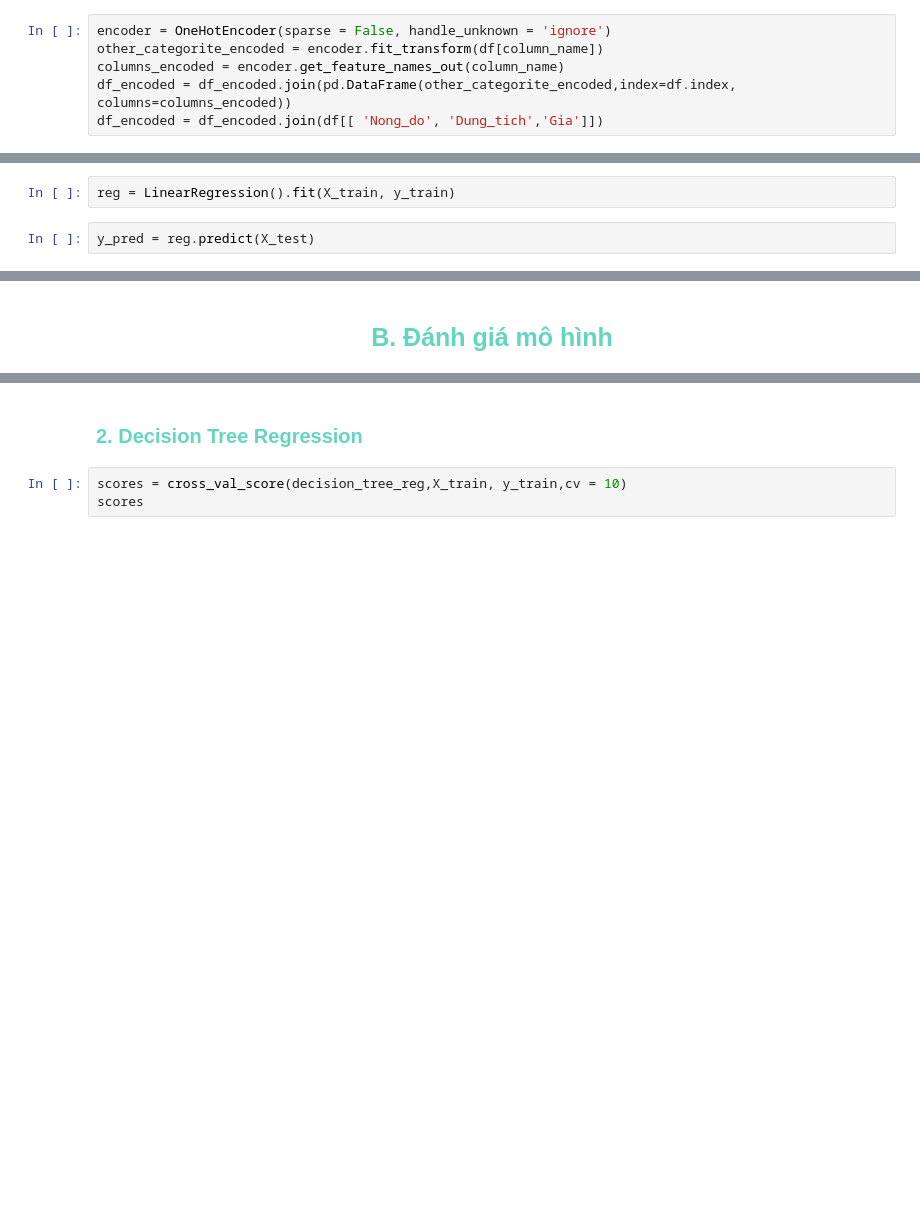
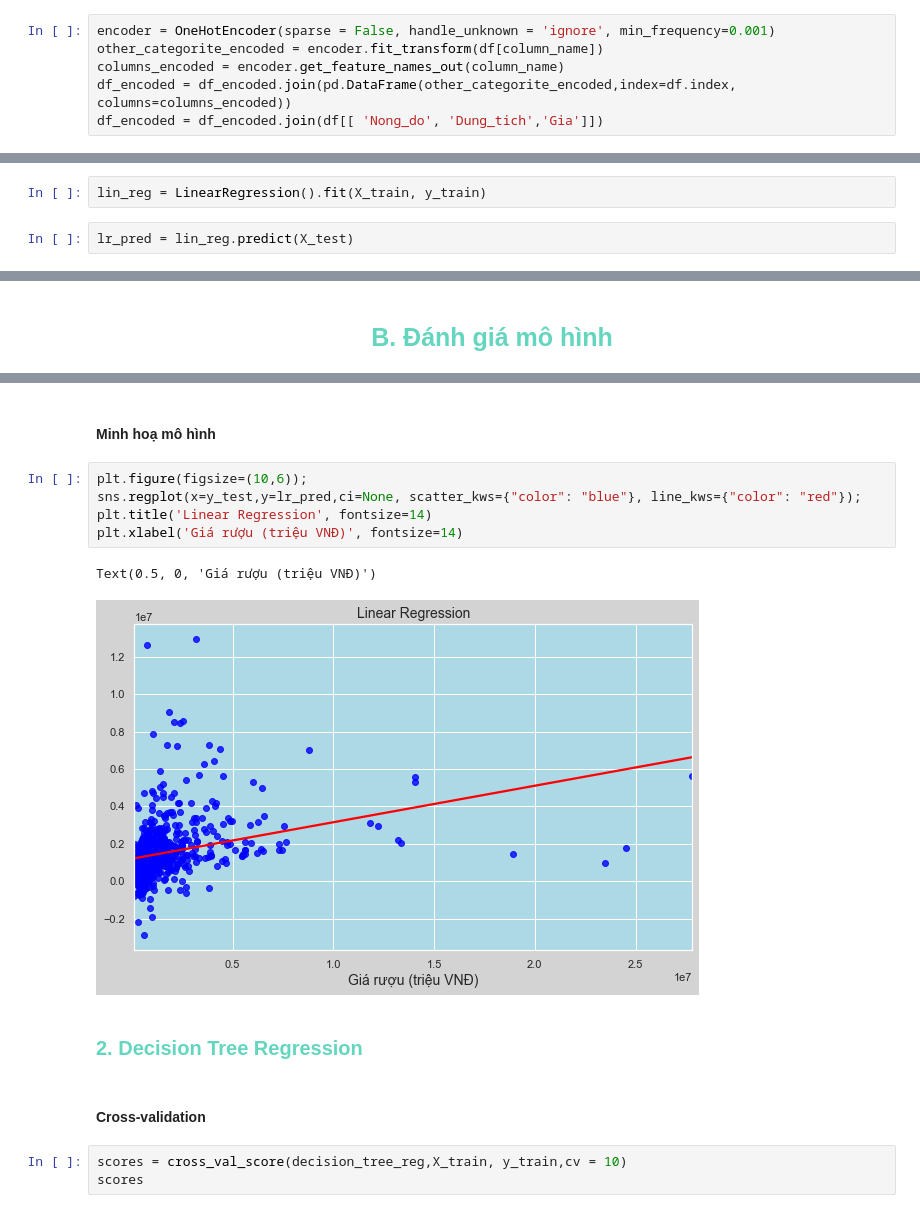
Before and after one commit to nmnghia0506/-NMKHDL_20_21, a Jupyter notebook: MoHinh.ipynb, the cells around one changed output, grey strips where cells are left out. Cells and saved outputs as stored; diff of their text form; blank space fills up the shorter version.

```diff
--- a/MoHinh.ipynb
+++ b/MoHinh.ipynb
@@ -147,7 +152,7 @@ column_name = [ 'Xuat_xu','Mau_sac', 'Loai_ruou', 'Thuong_hieu', 'Vung_lam_vang'
 # %% [markdown]
 Chuyển đổi các cột đặc trưng về dạng số bằng kĩ thuật OneHotEncoding
 # %%
-encoder = OneHotEncoder(sparse = False, handle_unknown = 'ignore')
+encoder = OneHotEncoder(sparse = False, handle_unknown = 'ignore', min_frequency=0.001)
 other_categorite_encoded = encoder.fit_transform(df[column_name])
 columns_encoded = encoder.get_feature_names_out(column_name)
 df_encoded = df_encoded.join(pd.DataFrame(other_categorite_encoded,index=df.index, columns=columns_encoded))
@@ -186,7 +191,7 @@ X_train, X_test, y_train, y_test = train_test_split(df_encoded, y, test_size=0.2
 # %%
-reg = LinearRegression().fit(X_train, y_train)
+lin_reg = LinearRegression().fit(X_train, y_train)
 # %%
-y_pred = reg.predict(X_test)
+lr_pred = lin_reg.predict(X_test)
 # %%
 mse = mean_squared_error(y_test,y_pred)
 mse
@@ -249,5 +266,17 @@ scores.mean()
+# %% [markdown]
+#### Minh hoạ mô hình
+# %%
+plt.figure(figsize=(10,6));
+sns.regplot(x=y_test,y=lr_pred,ci=None, scatter_kws={"color": "blue"}, line_kws={"color": "red"});
+plt.title('Linear Regression', fontsize=14)
+plt.xlabel('Giá rượu (triệu VNĐ)', fontsize=14)
+# %% [output]
+Text(0.5, 0, 'Giá rượu (triệu VNĐ)')
+[figure, added]
 # %% [markdown]
 <h3 style='color:#45ccb1d4;font-size:20px'><b>2. Decision Tree Regression</b></h3>
+# %% [markdown]
+#### Cross-validation
 # %%
 scores = cross_val_score(decision_tree_reg,X_train, y_train,cv = 10)
 scores
```
Also changed, not shown: parts of 37 cells of this notebook.
